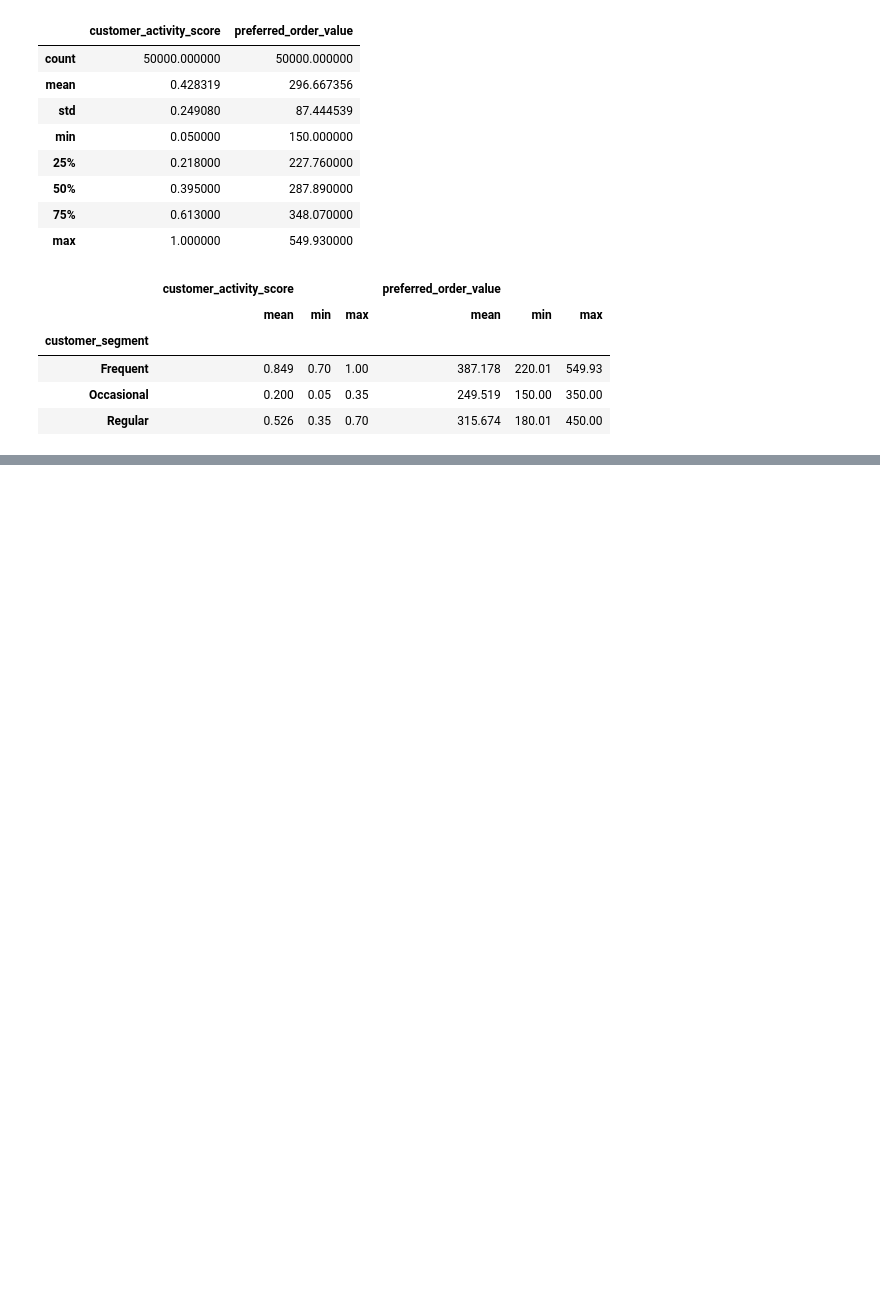
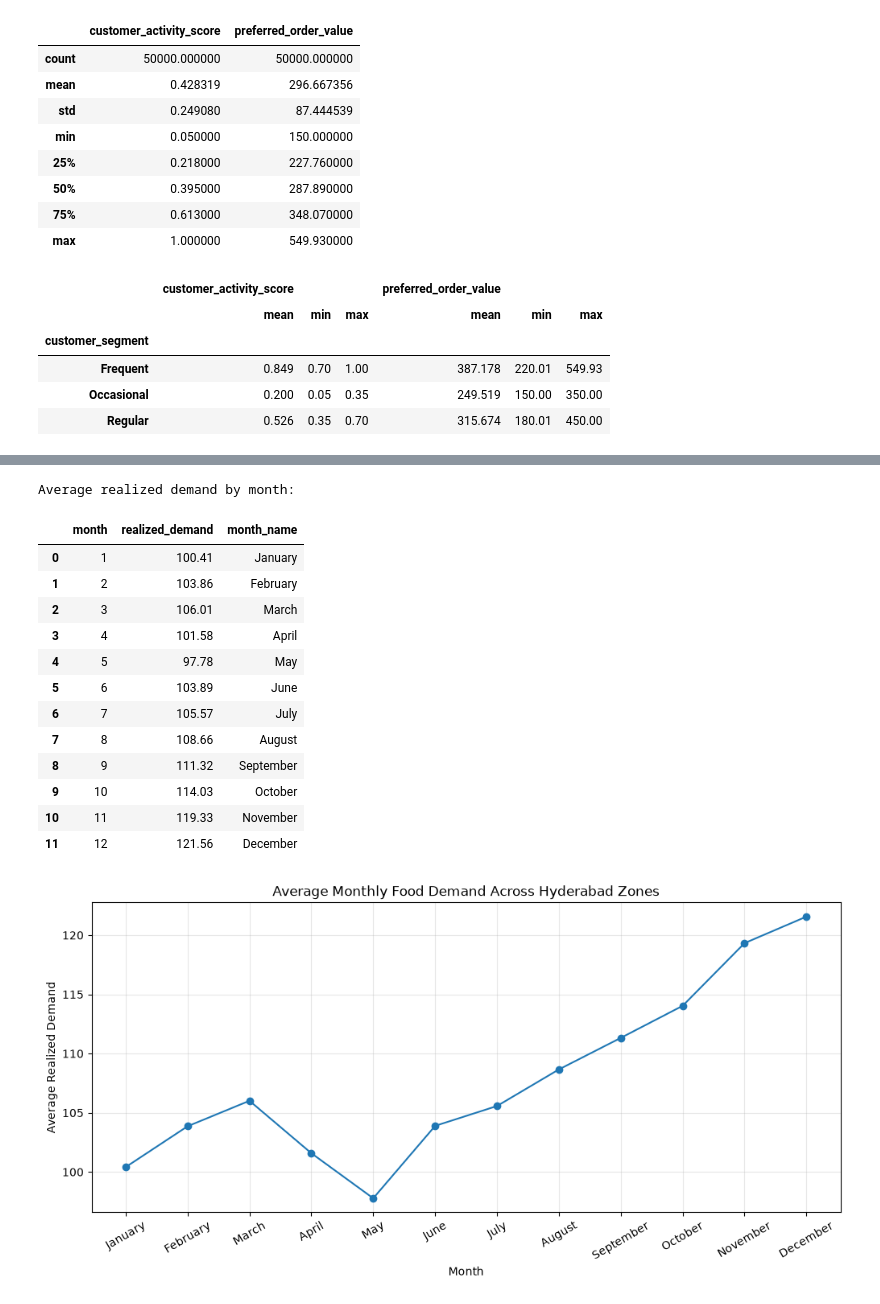
Before and after one commit to Venkatpotla33/AI-Enhanced-Hyperlocal-Food-Demand-Forecasting, a Jupyter notebook: notebooks/01_data_generation.ipynb, the cells around one changed output, grey strips where cells are left out. Saved outputs shown, nothing was run; the diff lists cells and outputs as text; code cells hidden in the pictures; blank space fills up the shorter version.

```diff
--- a/notebooks/01_data_generation.ipynb
+++ b/notebooks/01_data_generation.ipynb
@@ -244,0 +621,74 @@ segment_behavior
+# %%
+# ============================================================
+# MONTHLY SEASONAL DEMAND ANALYSIS
+# ============================================================
+
+# Calculate average realized demand by month
+monthly_demand = (
+    demand_df
+    .groupby("month")["realized_demand"]
+    .mean()
+    .reset_index()
+)
+
+# Month names
+month_names = {
+    1: "January",
+    2: "February",
+    3: "March",
+    4: "April",
+    5: "May",
+    6: "June",
+    7: "July",
+    8: "August",
+    9: "September",
+    10: "October",
+    11: "November",
+    12: "December"
+}
+
+monthly_demand["month_name"] = monthly_demand["month"].map(
+    month_names
+)
+
+print("Average realized demand by month:")
+
+display(
+    monthly_demand.round(2)
+)
+
+# ============================================================
+# VISUALIZATION
+# ============================================================
+
+plt.figure(figsize=(12, 5))
+
+plt.plot(
+    monthly_demand["month_name"],
+    monthly_demand["realized_demand"],
+    marker="o"
+)
+
+plt.title("Average Monthly Food Demand Across Hyderabad Zones")
+plt.xlabel("Month")
+plt.ylabel("Average Realized Demand")
+plt.xticks(rotation=30)
+plt.grid(True, alpha=0.3)
+
+plt.show()
+# %% [output]
+Average realized demand by month:
+|  | month | realized_demand | month_name |
+| 0 | 1 | 100.41 | January |
+| 1 | 2 | 103.86 | February |
+| 2 | 3 | 106.01 | March |
+| 3 | 4 | 101.58 | April |
+| 4 | 5 | 97.78 | May |
+| 5 | 6 | 103.89 | June |
+| 6 | 7 | 105.57 | July |
+| 7 | 8 | 108.66 | August |
+| 8 | 9 | 111.32 | September |
+| 9 | 10 | 114.03 | October |
+| 10 | 11 | 119.33 | November |
+| 11 | 12 | 121.56 | December |
+[figure, added]
```
Also changed, not shown: parts of 10 cells of this notebook, 2 other files.
